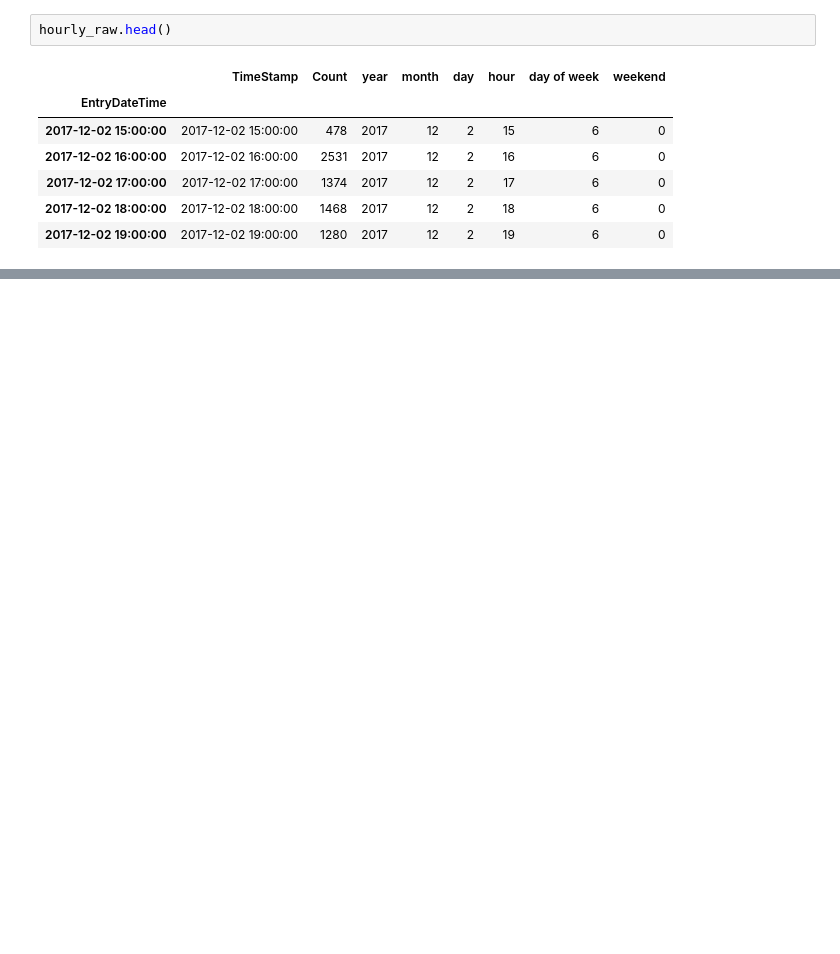
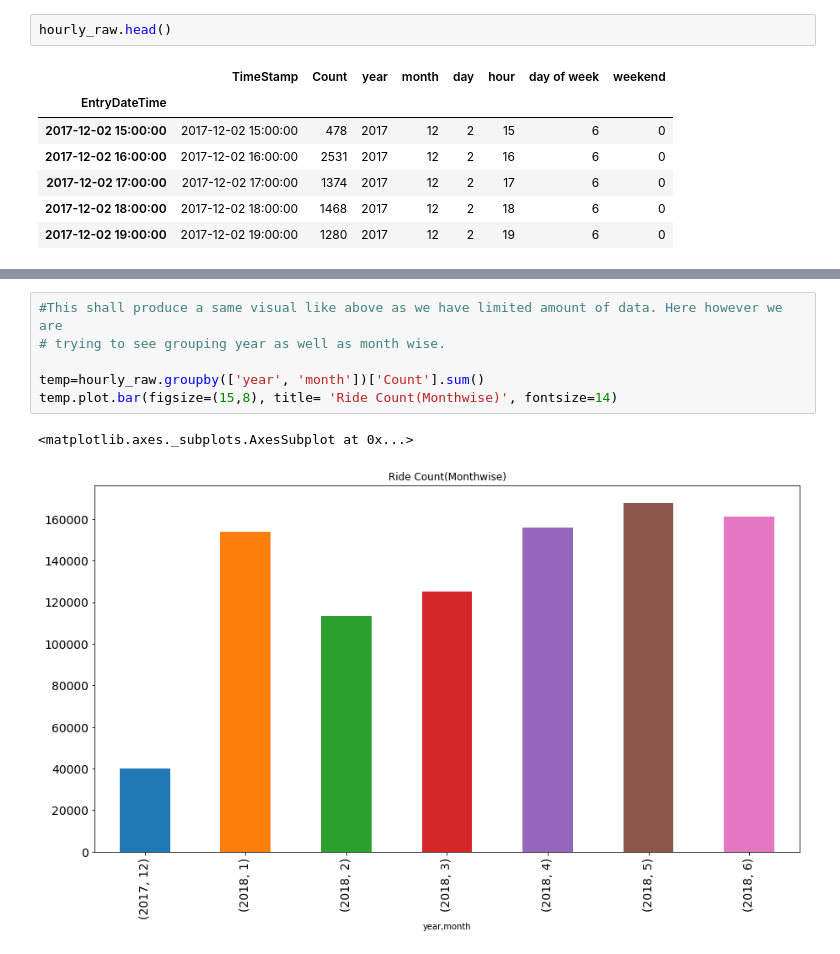
Before and after one commit to HarshalSanap/GEOG-594-Big-Data-Science, a Jupyter notebook: Rider Traffic Prediction.ipynb, the cells around one changed output, grey strips where cells are left out. Cells and saved outputs as stored; diff of their text form; blank space fills up the shorter version.

```diff
--- a/Rider Traffic Prediction.ipynb
+++ b/Rider Traffic Prediction.ipynb
@@ -142,0 +142,9 @@ hourly_raw.resample('D').sum().head(40)
+# %%
+#This shall produce a same visual like above as we have limited amount of data. Here however we are
+# trying to see grouping year as well as month wise.
+
+temp=hourly_raw.groupby(['year', 'month'])['Count'].sum()
+temp.plot.bar(figsize=(15,8), title= 'Ride Count(Monthwise)', fontsize=14)
+# %% [output]
+<matplotlib.axes._subplots.AxesSubplot at 0x...>
+[figure, added]
```
Also changed, not shown: parts of 26 cells of this notebook.
